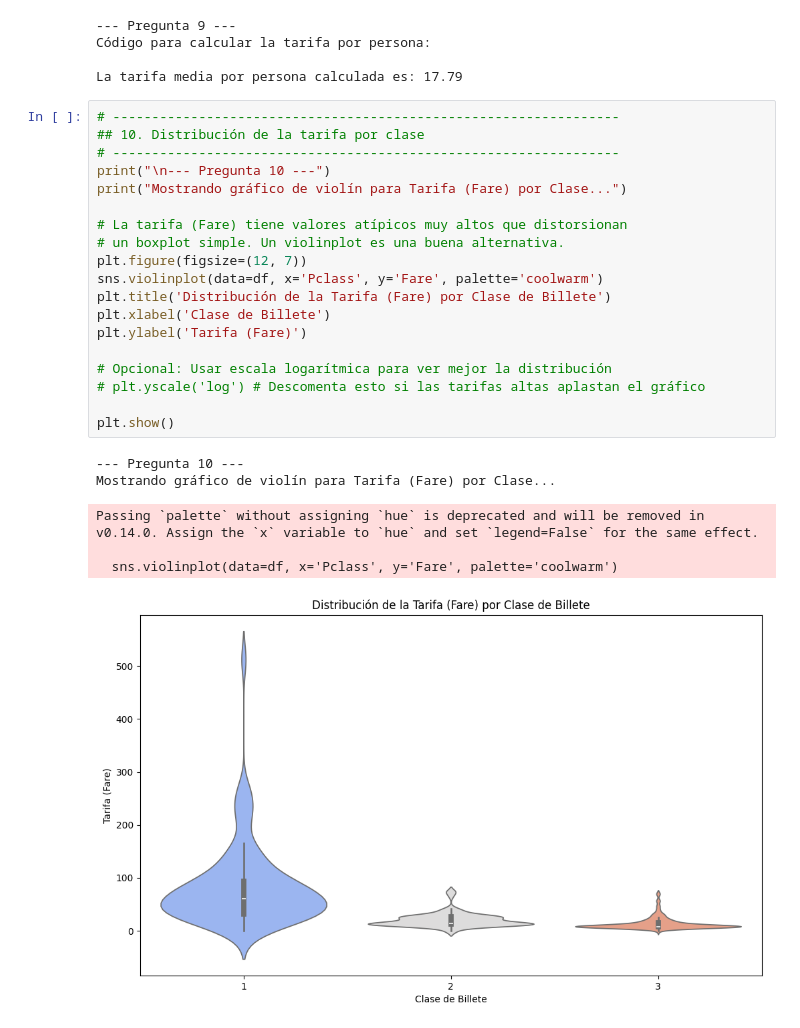
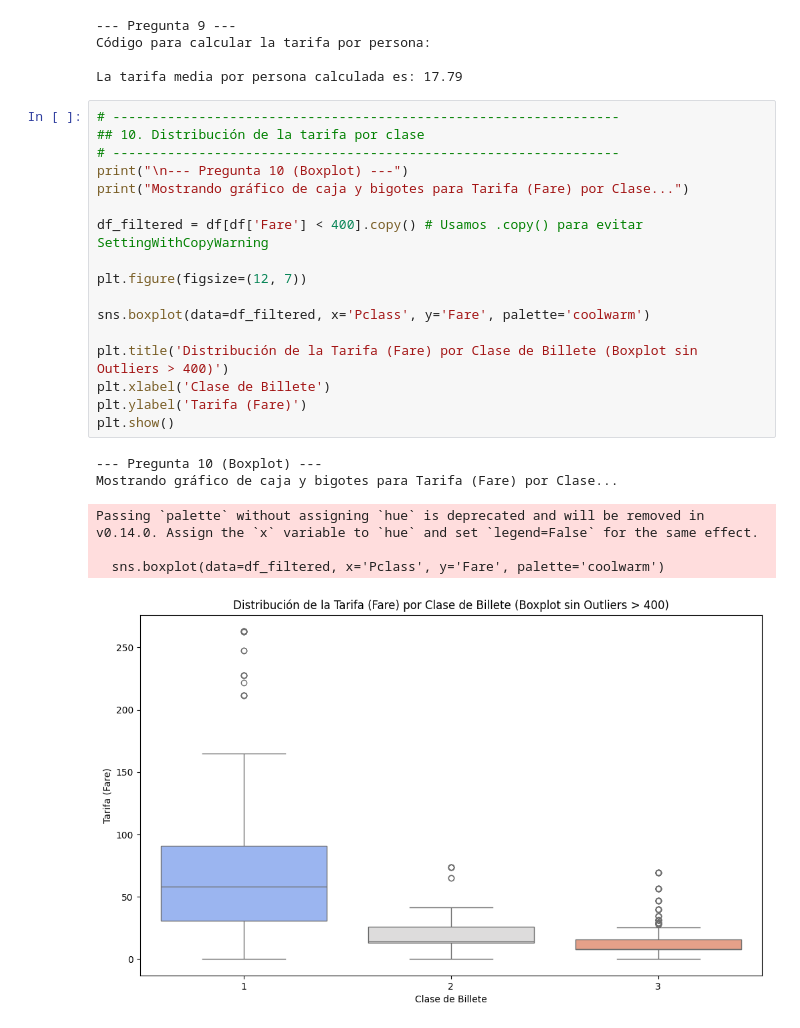
Before and after one commit to jmora67248-ui/Ciencia-de-datos, a Jupyter notebook: Actividad27OctEDA.ipynb, the cells around one changed output. Saved outputs shown, nothing was run; the diff lists cells and outputs as text.

```diff
--- a/Actividad27OctEDA.ipynb
+++ b/Actividad27OctEDA.ipynb
@@ -862,26 +840,24 @@ La tarifa media por persona calculada es: 17.79
 # %%
 # -----------------------------------------------------------------
 ## 10. Distribución de la tarifa por clase
 # -----------------------------------------------------------------
-print("\n--- Pregunta 10 ---")
-print("Mostrando gráfico de violín para Tarifa (Fare) por Clase...")
+print("\n--- Pregunta 10 (Boxplot) ---")
+print("Mostrando gráfico de caja y bigotes para Tarifa (Fare) por Clase...")
 
-# La tarifa (Fare) tiene valores atípicos muy altos que distorsionan
-# un boxplot simple. Un violinplot es una buena alternativa.
+df_filtered = df[df['Fare'] < 400].copy() # Usamos .copy() para evitar SettingWithCopyWarning
+
 plt.figure(figsize=(12, 7))
-sns.violinplot(data=df, x='Pclass', y='Fare', palette='coolwarm')
-plt.title('Distribución de la Tarifa (Fare) por Clase de Billete')
+
+sns.boxplot(data=df_filtered, x='Pclass', y='Fare', palette='coolwarm')
+
+plt.title('Distribución de la Tarifa (Fare) por Clase de Billete (Boxplot sin Outliers > 400)')
 plt.xlabel('Clase de Billete')
 plt.ylabel('Tarifa (Fare)')
-
-# Opcional: Usar escala logarítmica para ver mejor la distribución
-# plt.yscale('log') # Descomenta esto si las tarifas altas aplastan el gráfico
-
 plt.show()
 # %% [output]
---- Pregunta 10 ---
-Mostrando gráfico de violín para Tarifa (Fare) por Clase...
+--- Pregunta 10 (Boxplot) ---
+Mostrando gráfico de caja y bigotes para Tarifa (Fare) por Clase...
 Passing `palette` without assigning `hue` is deprecated and will be removed in v0.14.0. Assign the `x` variable to `hue` and set `legend=False` for the same effect.
 
-  sns.violinplot(data=df, x='Pclass', y='Fare', palette='coolwarm')
+  sns.boxplot(data=df_filtered, x='Pclass', y='Fare', palette='coolwarm')
-[figure, old version]
+[figure, new version]
```
Also changed, not shown: parts of 13 cells of this notebook.
